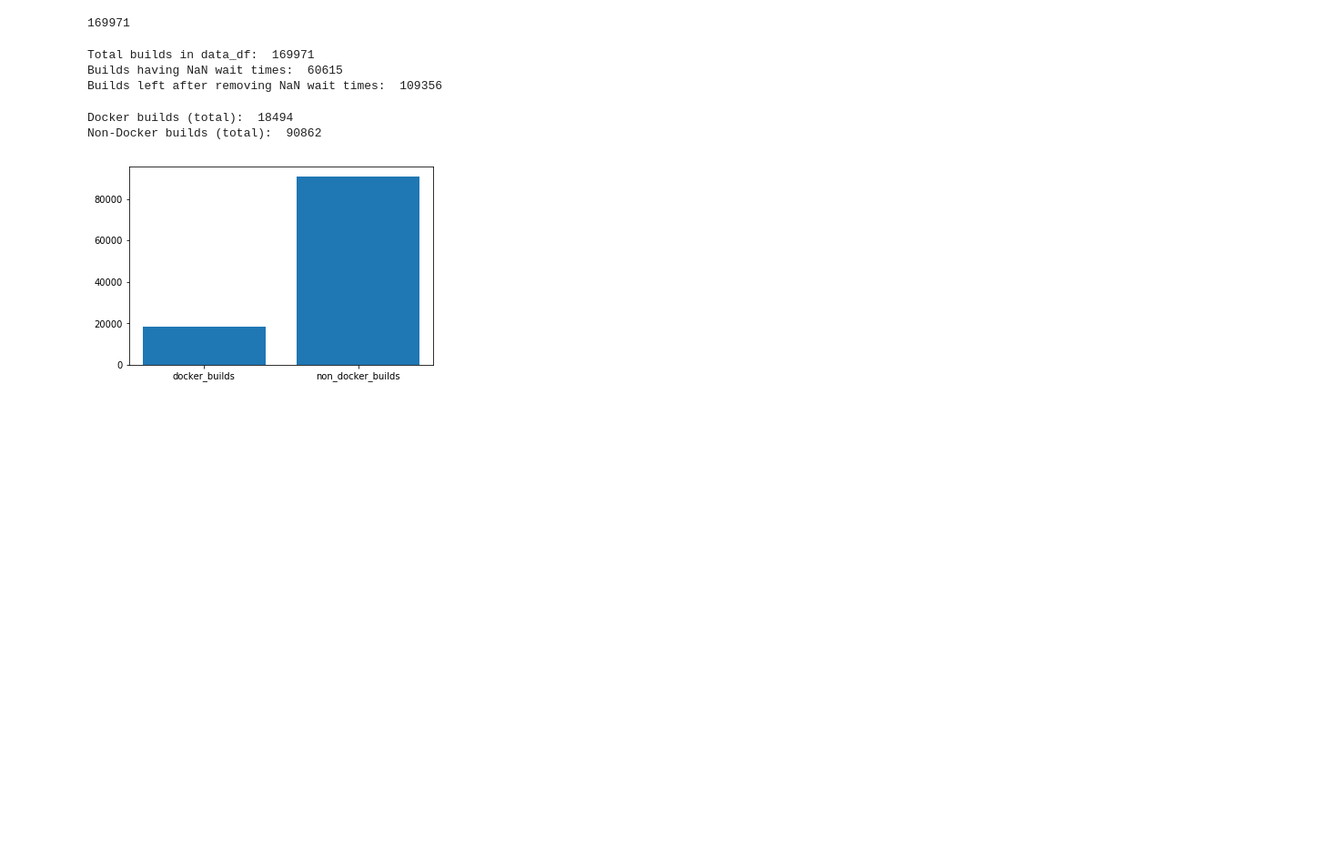
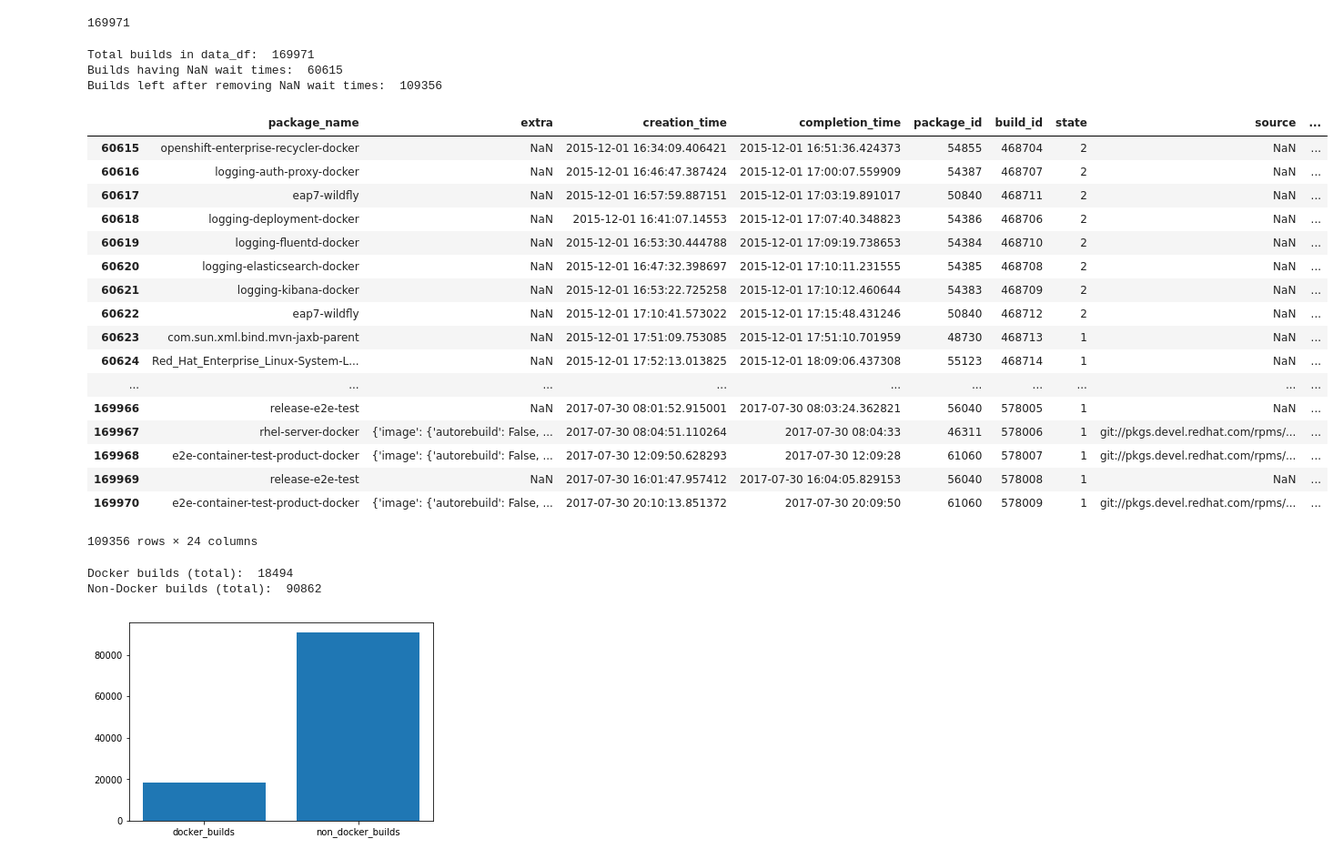
Before and after one commit to nehap25/ml_metric, a Jupyter notebook: ML_metrics.ipynb, the cells around one changed output. Shown: that part at 91% size. Drawn from its saved outputs; the diff is of its cells as text; code cells hidden in the pictures; blank space fills up the shorter version.

```diff
--- a/ML_metrics.ipynb
+++ b/ML_metrics.ipynb
@@ -90,18 +90,36 @@ data_df = pd.read_csv("metric_data.csv")
 # %%
 # Calculate the waiting time of a build
 print "Total builds in data_df: ", len(data_df)
 data_df['waiting_time(seconds)'] = (data_df.creation_ts - data_df.start_ts)
 diff_df = data_df[['creation_ts','start_ts','waiting_time(seconds)']]
 
 null_wait_data_df = data_df[pd.isnull(data_df['waiting_time(seconds)'])]
 data_df = data_df[pd.notnull(data_df['waiting_time(seconds)'])]
 print "Builds having NaN wait times: ", len(null_wait_data_df)
 print "Builds left after removing NaN wait times: ", len(data_df)
-# diff_df
+data_df
 # %% [output]
 Total builds in data_df:  169971
 Builds having NaN wait times:  60615
 Builds left after removing NaN wait times:  109356
+|  | package_name | extra | creation_time | completion_time | package_id | build_id | state | source | ... |
+| 60615 | openshift-enterprise-recycler-docker | NaN | 2015-12-01 16:34:09.406421 | 2015-12-01 16:51:36.424373 | 54855 | 468704 | 2 | NaN | ... |
+| 60616 | logging-auth-proxy-docker | NaN | 2015-12-01 16:46:47.387424 | 2015-12-01 17:00:07.559909 | 54387 | 468707 | 2 | NaN | ... |
+| 60617 | eap7-wildfly | NaN | 2015-12-01 16:57:59.887151 | 2015-12-01 17:03:19.891017 | 50840 | 468711 | 2 | NaN | ... |
+| 60618 | logging-deployment-docker | NaN | 2015-12-01 16:41:07.14553 | 2015-12-01 17:07:40.348823 | 54386 | 468706 | 2 | NaN | ... |
+| 60619 | logging-fluentd-docker | NaN | 2015-12-01 16:53:30.444788 | 2015-12-01 17:09:19.738653 | 54384 | 468710 | 2 | NaN | ... |
+| 60620 | logging-elasticsearch-docker | NaN | 2015-12-01 16:47:32.398697 | 2015-12-01 17:10:11.231555 | 54385 | 468708 | 2 | NaN | ... |
+| 60621 | logging-kibana-docker | NaN | 2015-12-01 16:53:22.725258 | 2015-12-01 17:10:12.460644 | 54383 | 468709 | 2 | NaN | ... |
+| 60622 | eap7-wildfly | NaN | 2015-12-01 17:10:41.573022 | 2015-12-01 17:15:48.431246 | 50840 | 468712 | 2 | NaN | ... |
+| 60623 | com.sun.xml.bind.mvn-jaxb-parent | NaN | 2015-12-01 17:51:09.753085 | 2015-12-01 17:51:10.701959 | 48730 | 468713 | 1 | NaN | ... |
+| 60624 | Red_Hat_Enterprise_Linux-System-L... | NaN | 2015-12-01 17:52:13.013825 | 2015-12-01 18:09:06.437308 | 55123 | 468714 | 1 | NaN | ... |
+| ... | ... | ... | ... | ... | ... | ... | ... | ... | ... |
+| 169966 | release-e2e-test | NaN | 2017-07-30 08:01:52.915001 | 2017-07-30 08:03:24.362821 | 56040 | 578005 | 1 | NaN | ... |
+| 169967 | rhel-server-docker | {'image': {'autorebuild': False, ... | 2017-07-30 08:04:51.110264 | 2017-07-30 08:04:33 | 46311 | 578006 | 1 | git://pkgs.devel.redhat.com/rpms/... | ... |
+| 169968 | e2e-container-test-product-docker | {'image': {'autorebuild': False, ... | 2017-07-30 12:09:50.628293 | 2017-07-30 12:09:28 | 61060 | 578007 | 1 | git://pkgs.devel.redhat.com/rpms/... | ... |
+| 169969 | release-e2e-test | NaN | 2017-07-30 16:01:47.957412 | 2017-07-30 16:04:05.829153 | 56040 | 578008 | 1 | NaN | ... |
+| 169970 | e2e-container-test-product-docker | {'image': {'autorebuild': False, ... | 2017-07-30 20:10:13.851372 | 2017-07-30 20:09:50 | 61060 | 578009 | 1 | git://pkgs.devel.redhat.com/rpms/... | ... |
+109356 rows × 24 columns
 # %%
 # Separate out the docker and non-docker builds because it looks like
 # only docker builds have a lag
```
Also changed, not shown: parts of 3 cells of this notebook.
